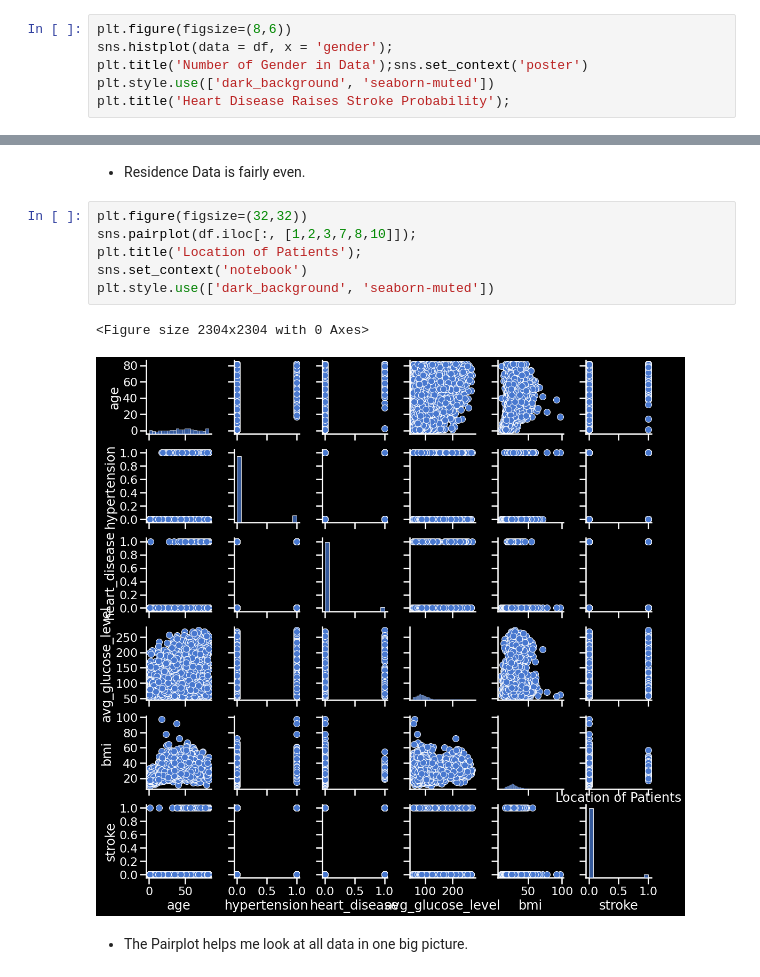
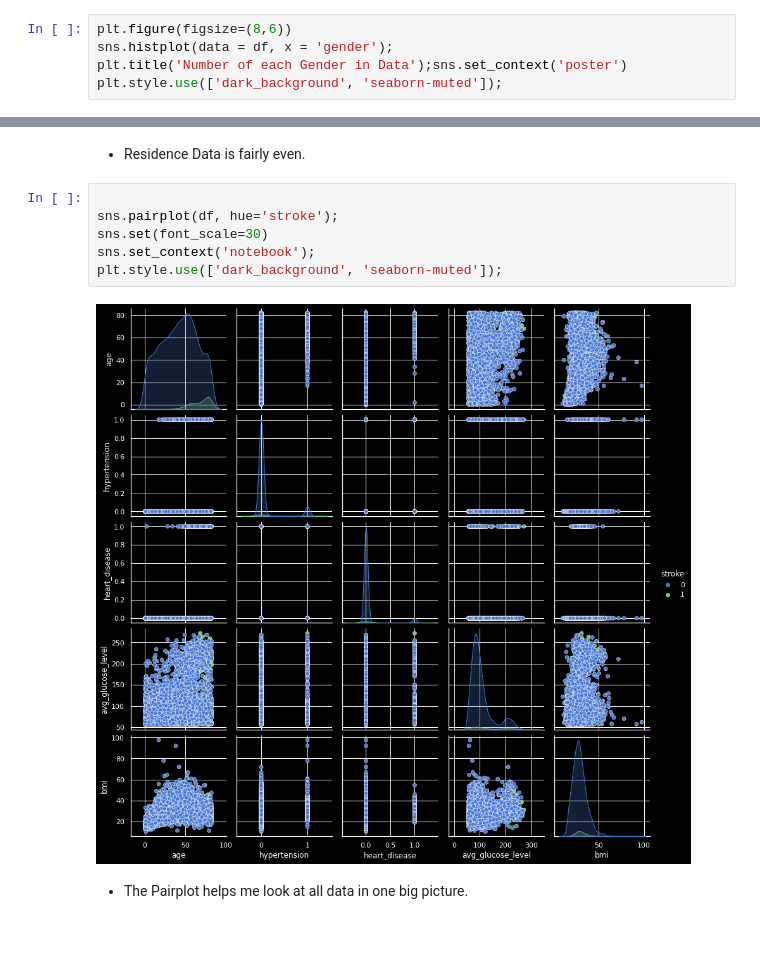
Before and after one commit to Bschreff/Heath-Care-Predictions, a Jupyter notebook: Stroke.ipynb, the cells around one changed output, grey strips where cells are left out. Drawn from its saved outputs; the diff is of its cells as text; blank space fills up the shorter version.

```diff
--- a/Stroke.ipynb
+++ b/Stroke.ipynb
@@ -254,7 +264,6 @@ plt.title('Heart Disease Raises Stroke Probability');
 # %%
 plt.figure(figsize=(8,6))
 sns.histplot(data = df, x = 'gender');
-plt.title('Number of Gender in Data');sns.set_context('poster')
-plt.style.use(['dark_background', 'seaborn-muted'])
-plt.title('Heart Disease Raises Stroke Probability');
+plt.title('Number of each Gender in Data');sns.set_context('poster')
+plt.style.use(['dark_background', 'seaborn-muted']);
 # %% [output]
@@ -304,14 +310,13 @@ plt.title('Heart Disease Raises Stroke Probability');
 # %% [markdown]
   - Residence Data is fairly even.
 # %%
-plt.figure(figsize=(32,32))
-sns.pairplot(df.iloc[:, [1,2,3,7,8,10]]);
-plt.title('Location of Patients');
-sns.set_context('notebook')
-plt.style.use(['dark_background', 'seaborn-muted'])
+
+sns.pairplot(df, hue='stroke');
+sns.set(font_scale=30)
+sns.set_context('notebook');
+plt.style.use(['dark_background', 'seaborn-muted']);
 # %% [output]
-<Figure size 2304x2304 with 0 Axes>
-[figure, old version]
+[figure, new version]
 # %% [markdown]
   - The Pairplot helps me look at all data in one big picture.
 # %% [markdown]
```
Also changed, not shown: parts of 40 cells of this notebook.
